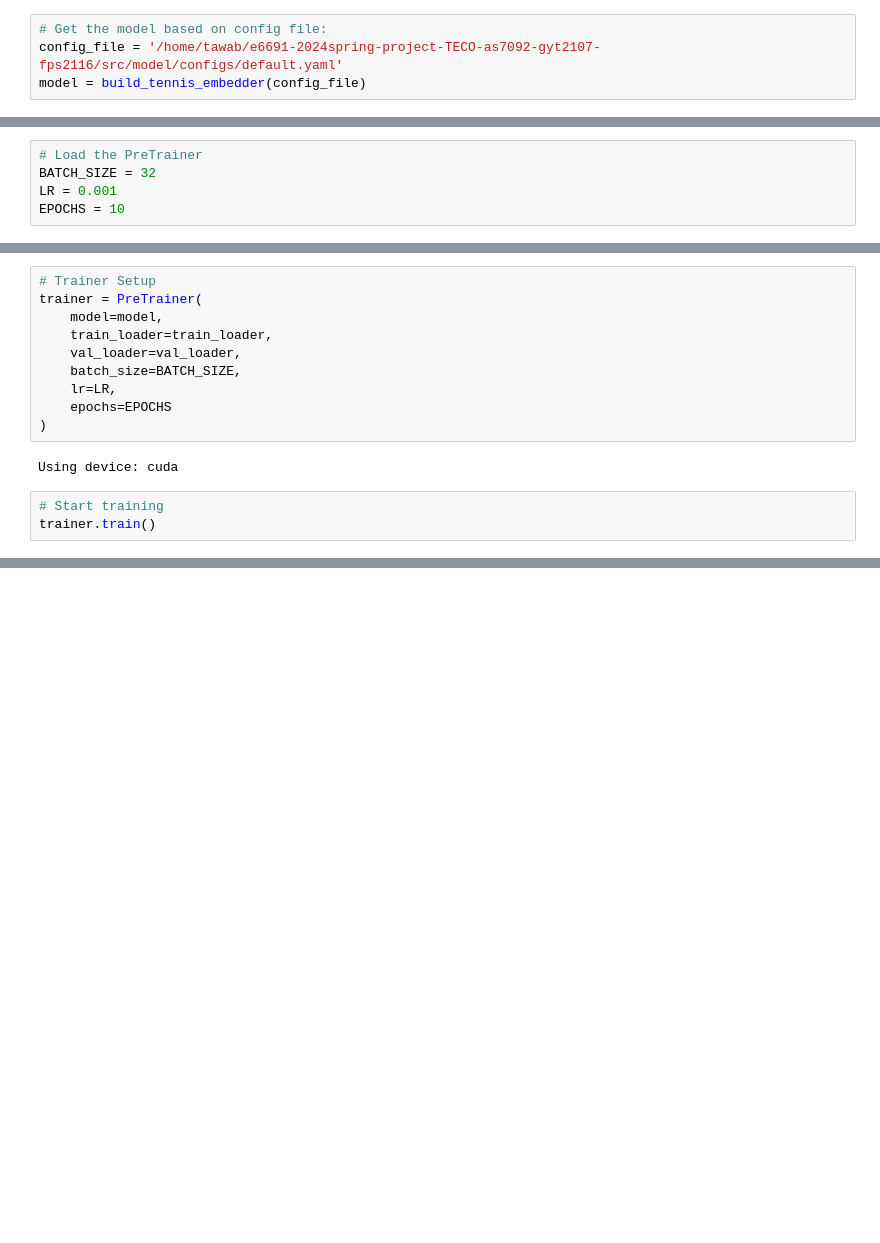
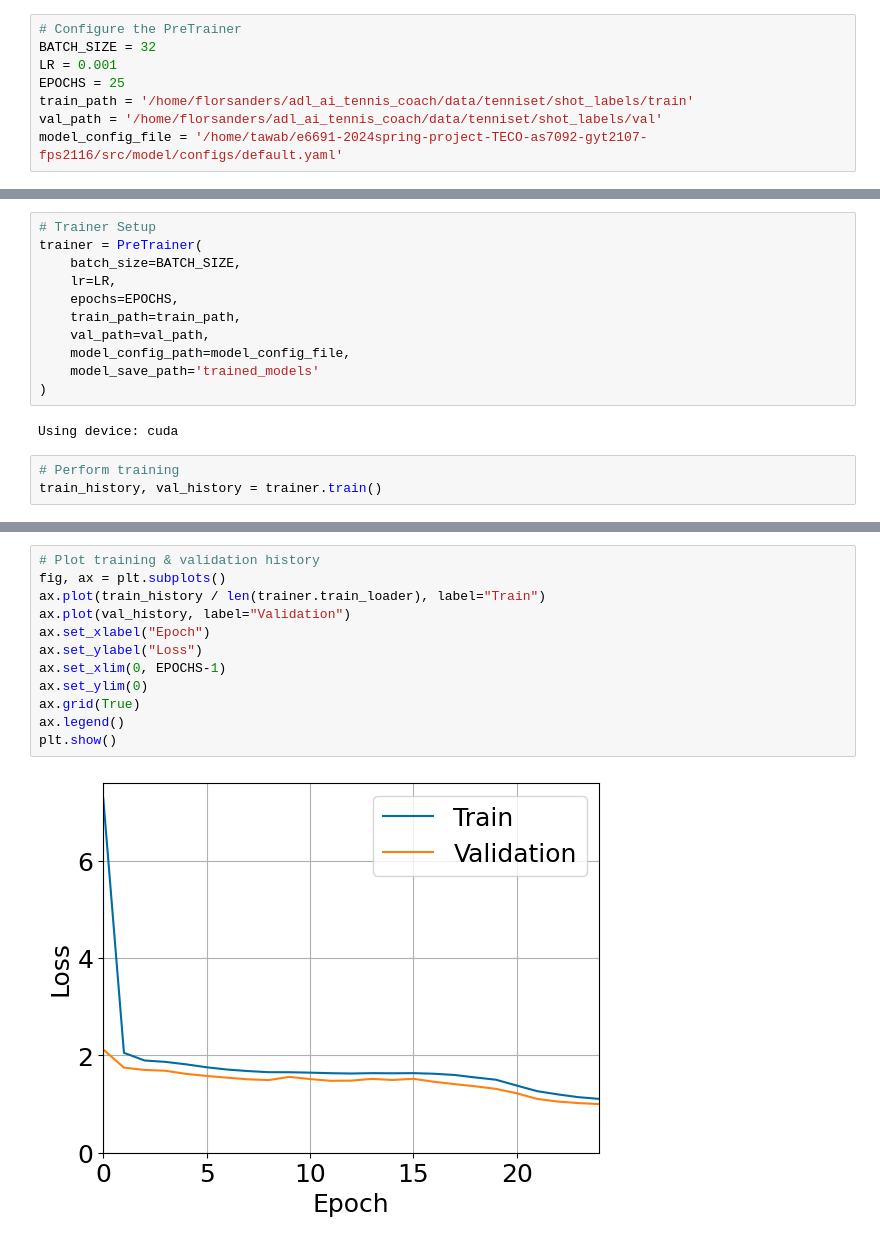
Before and after one commit to FlorSanders/Tennis_Shot_Prediction, a Jupyter notebook: src/train/PreTrain.ipynb, the cells around one changed output, grey strips where cells are left out. Drawn from its saved outputs; the diff is of its cells as text; blank space fills up the shorter version.

Commit message:
Cleanup pretraining code & plot training history (#8)

```diff
--- a/src/train/PreTrain.ipynb
+++ b/src/train/PreTrain.ipynb
@@ -32,4 +24,8 @@ from model_builder import build_tennis_embedder
 # %%
-# Get the model based on config file:
-config_file = '/home/tawab/e6691-2024spring-project-TECO-as7092-gyt2107-fps2116/src/model/configs/default.yaml'
-model = build_tennis_embedder(config_file)
+# Configure the PreTrainer
+BATCH_SIZE = 32
+LR = 0.001
+EPOCHS = 25
+train_path = '/home/florsanders/adl_ai_tennis_coach/data/tenniset/shot_labels/train'
+val_path = '/home/florsanders/adl_ai_tennis_coach/data/tenniset/shot_labels/val'
+model_config_file = '/home/tawab/e6691-2024spring-project-TECO-as7092-gyt2107-fps2116/src/model/configs/default.yaml'
@@ -90,5 +31,0 @@ Number of edges: 38
-# %%
-# Load the PreTrainer
-BATCH_SIZE = 32
-LR = 0.001
-EPOCHS = 10
@@ -211,16 +50,17 @@ Number of Graphs in First Sequence: 67
 # %%
 # Trainer Setup
 trainer = PreTrainer(
-    model=model,
-    train_loader=train_loader,
-    val_loader=val_loader,
     batch_size=BATCH_SIZE,
     lr=LR,
-    epochs=EPOCHS
+    epochs=EPOCHS,
+    train_path=train_path,
+    val_path=val_path,
+    model_config_path=model_config_file,
+    model_save_path='trained_models'
 )
 # %% [output]
 Using device: cuda
 # %%
-# Start training
-trainer.train()
+# Perform training
+train_history, val_history = trainer.train()
 # %% [output]
@@ -246,0 +102,14 @@ Test Loss: 0.6150351448191537
+# %%
+# Plot training & validation history
+fig, ax = plt.subplots()
+ax.plot(train_history / len(trainer.train_loader), label="Train")
+ax.plot(val_history, label="Validation")
+ax.set_xlabel("Epoch")
+ax.set_ylabel("Loss")
+ax.set_xlim(0, EPOCHS-1)
+ax.set_ylim(0)
+ax.grid(True)
+ax.legend()
+plt.show()
+# %% [output]
+[figure, added]
```
Also changed, not shown: parts of 17 cells of this notebook, 4 other files.
